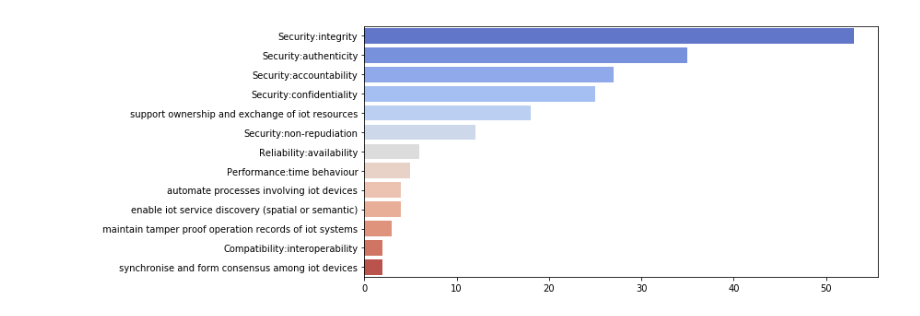
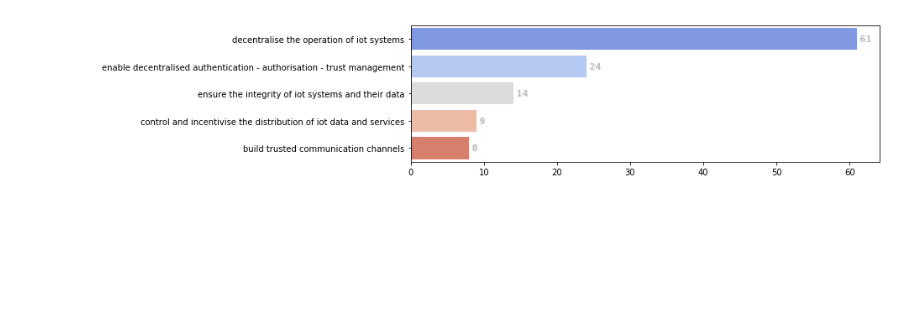
Before and after one commit to nguyentran0212/BC_IoT_SLR, a Jupyter notebook: Extraction/Extracted_data/BC_SLR_AVIZ_tool.ipynb, the cells around one changed output. Drawn from its saved outputs; the diff is of its cells as text; code cells hidden in the pictures; blank space fills up the shorter version.

Commit message:
Added categories to the technical problem. Updated the script to create new figures. Visualised relations among different groups of improvement objectives and technical problems

```diff
--- a/Extraction/Extracted_data/BC_SLR_AVIZ_tool.ipynb
+++ b/Extraction/Extracted_data/BC_SLR_AVIZ_tool.ipynb
@@ -109,12 +109,14 @@ def create_relation_paper_RQ(raw_df, rq_name_in_df, rq_display_name):
 # %%
 def draw_countplot(data, column, size = (10, 8)):
     sns.countplot(y = column, data = data, orient="v", palette="coolwarm",
-              order = paper_rq1_relation[column].value_counts().index)
+              order = data[column].value_counts().index)
     ax1 = plt.gca()
     ax1.yaxis.label.set_visible(False)
     ax1.xaxis.label.set_visible(False)
     fig = plt.gcf()
     fig.set_size_inches(*size)
+    for i, v in enumerate(data[column].value_counts()):
+        ax1.text(v, i, " "+str(v), color='0.75', va='center', fontweight='bold')
     plt.show()
 # %%
 """
@@ -166,7 +168,8 @@ def load(df):
 Loads the extracted data
 """
 
-raw_path = "raw_data/extraction_Q1_91_13-12.xlsx"
+raw_path = "processed/RQ1_0.1.1.xlsx"
+
 raw_df = pd.read_excel(raw_path)
 raw_df
 # %% [output]
@@ -210,0 +211,20 @@ memory usage: 13.4+ KB
+# %%
+"""
+Countplot of specific improve objective
+"""
+paper_imp_obj_relation = create_relation_paper_RQ(raw_df, "Improvement Objective", "Improvement Objective")
+
+
+def draw_countplot(data, column, size = (10, 8)):
+    sns.countplot(y = column, data = data, orient="v", palette="coolwarm",
+              order = data[column].value_counts().index)
+    ax1 = plt.gca()
+    ax1.yaxis.label.set_visible(False)
+    ax1.xaxis.label.set_visible(False)
+    fig = plt.gcf()
+    fig.set_size_inches(*size)
+    for i, v in enumerate(data[column].value_counts()):
+        ax1.text(v, i, " "+str(v), color='0.75', va='center', fontweight='bold')
+    plt.show()
+
+draw_countplot(paper_imp_obj_relation, "Improvement Objective", size = (10,5))
@@ -211,8 +251,8 @@ memory usage: 13.4+ KB
 # %%
 """
-Countplot of problem areas
+Countplot of technical problem categories
 """
-paper_rq1_relation = create_relation_paper_RQ(raw_df, "RQ1: Problem Area", "RQ1_Problem_Area")
-draw_countplot(paper_rq1_relation, "RQ1_Problem_Area", size = (10,5))
+paper_prob_cate_relation = create_relation_paper_RQ(raw_df, "Technical Problem Category", "Technical Problem Category")
+draw_countplot(paper_prob_cate_relation, "Technical Problem Category", size = (10,3))
 # %% [output]
-[figure, old version]
+[figure, new version]
```
Also changed, not shown: parts of 10 cells of this notebook, 6 other files.
